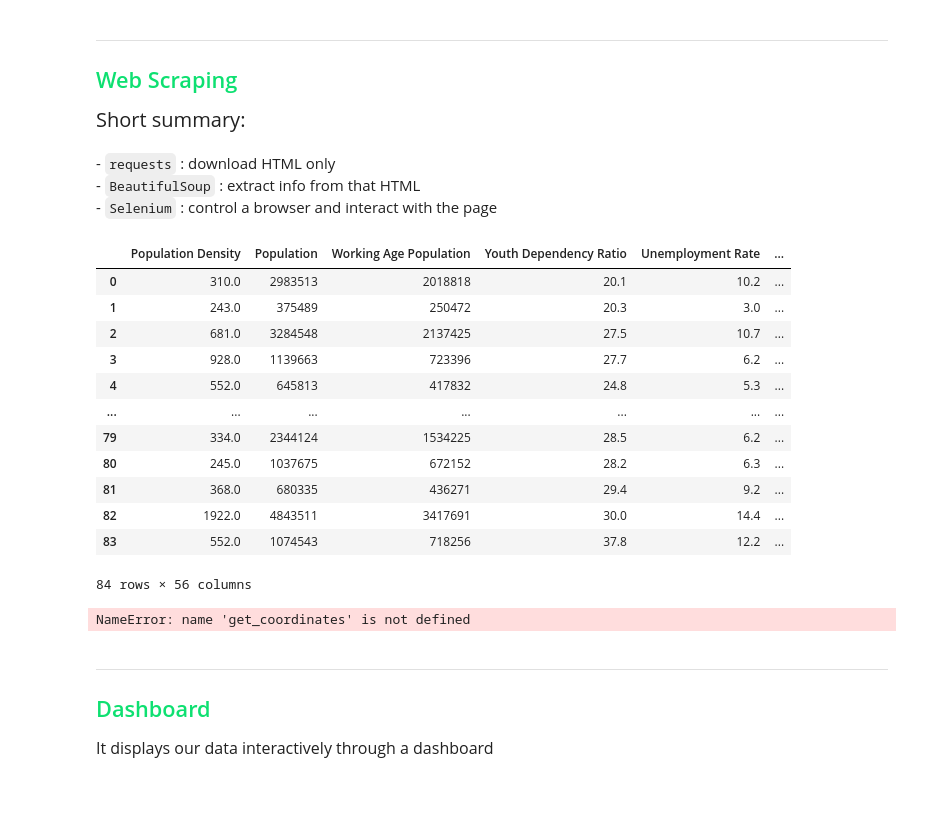
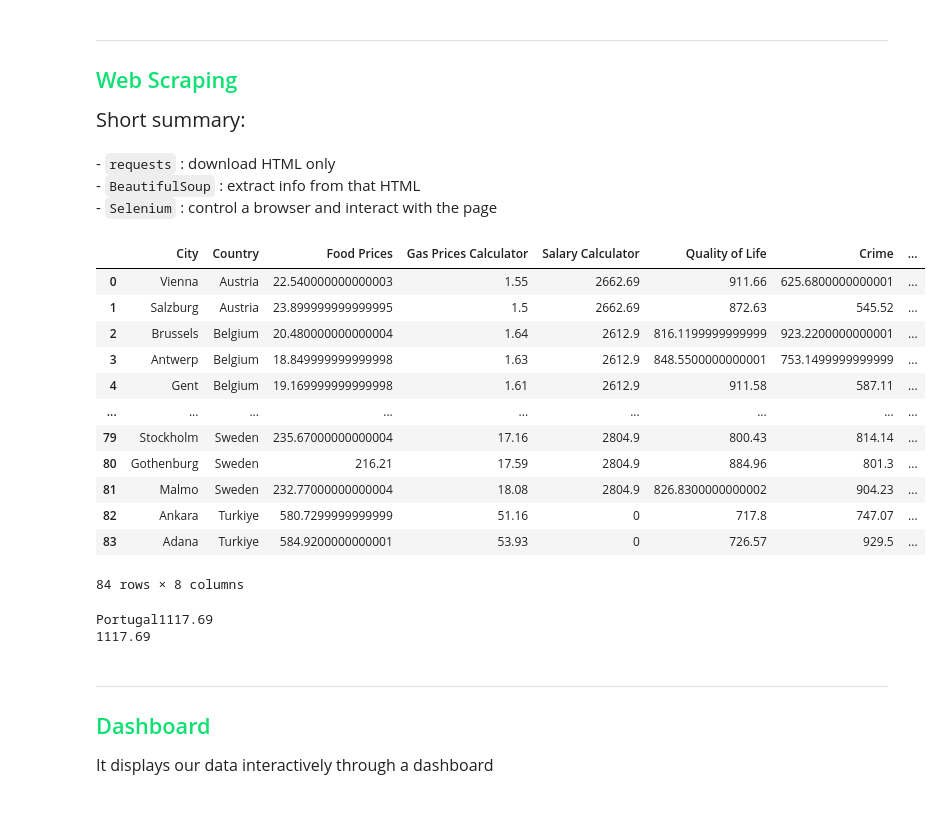
Before and after one commit to gugaffranco/ProgrammingForDataScienceG825, a Jupyter notebook: Data Science in Action.ipynb, the cells around one changed output. Drawn from its saved outputs; the diff is of its cells as text; code cells hidden in the pictures.

```diff
--- a/Data Science in Action.ipynb
+++ b/Data Science in Action.ipynb
@@ -139,18 +175,2 @@ def get_info(data):
 # %%
 get_info(city_data)
-# %%
-city_data
-# %% [output]
-|  | Population Density | Population | Working Age Population | Youth Dependency Ratio | Unemployment Rate | ... |
-| 0 | 310.0 | 2983513 | 2018818 | 20.1 | 10.2 | ... |
-| 1 | 243.0 | 375489 | 250472 | 20.3 | 3.0 | ... |
-| 2 | 681.0 | 3284548 | 2137425 | 27.5 | 10.7 | ... |
-| 3 | 928.0 | 1139663 | 723396 | 27.7 | 6.2 | ... |
-| 4 | 552.0 | 645813 | 417832 | 24.8 | 5.3 | ... |
-| ... | ... | ... | ... | ... | ... | ... |
-| 79 | 334.0 | 2344124 | 1534225 | 28.5 | 6.2 | ... |
-| 80 | 245.0 | 1037675 | 672152 | 28.2 | 6.3 | ... |
-| 81 | 368.0 | 680335 | 436271 | 29.4 | 9.2 | ... |
-| 82 | 1922.0 | 4843511 | 3417691 | 30.0 | 14.4 | ... |
-| 83 | 552.0 | 1074543 | 718256 | 37.8 | 12.2 | ... |
-84 rows × 56 columns
@@ -179,7 +177,32 @@ def get_coordenates_insert(data):
-# %%
-get_coordenates_insert(city_data)
-# %% [output]
-NameError: name 'get_coordinates' is not defined
+# %%
+city_data[['City', 'Country', 'Food Prices', 'Gas Prices Calculator', 'Salary Calculator', 'Quality of Life', 'Crime', 'Pollution']]
+# %% [output]
+|  | City | Country | Food Prices | Gas Prices Calculator | Salary Calculator | Quality of Life | Crime | ... |
+| 0 | Vienna | Austria | 22.540000000000003 | 1.55 | 2662.69 | 911.66 | 625.6800000000001 | ... |
+| 1 | Salzburg | Austria | 23.899999999999995 | 1.5 | 2662.69 | 872.63 | 545.52 | ... |
+| 2 | Brussels | Belgium | 20.480000000000004 | 1.64 | 2612.9 | 816.1199999999999 | 923.2200000000001 | ... |
+| 3 | Antwerp | Belgium | 18.849999999999998 | 1.63 | 2612.9 | 848.5500000000001 | 753.1499999999999 | ... |
+| 4 | Gent | Belgium | 19.169999999999998 | 1.61 | 2612.9 | 911.58 | 587.11 | ... |
+| ... | ... | ... | ... | ... | ... | ... | ... | ... |
+| 79 | Stockholm | Sweden | 235.67000000000004 | 17.16 | 2804.9 | 800.43 | 814.14 | ... |
+| 80 | Gothenburg | Sweden | 216.21 | 17.59 | 2804.9 | 884.96 | 801.3 | ... |
+| 81 | Malmo | Sweden | 232.77000000000004 | 18.08 | 2804.9 | 826.8300000000002 | 904.23 | ... |
+| 82 | Ankara | Turkiye | 580.7299999999999 | 51.16 | 0 | 717.8 | 747.07 | ... |
+| 83 | Adana | Turkiye | 584.9200000000001 | 53.93 | 0 | 726.57 | 929.5 | ... |
+84 rows × 8 columns
+# %%
+url = "https://www.numbeo.com/cost-of-living/prices_by_country.jsp?itemId=105&displayCurrency=EUR"
+html = requests.get(url)
+readable_html = BeautifulSoup(html.text, "html.parser")
+li = [x.strip() for x in readable_html.body.text.split("(After Tax)")[4].split("Last Update")[0].split("\n") if x.strip() != ""]
+for item in li:
+    if "Portugal" in item:
+        print(item)
+        number = float(re.search(r"\d+\.\d+", item).group())
+        print(number)
+# %% [output]
+Portugal1117.69
+1117.69
 # %% [markdown]
 <hr style = "border: 3px solid #0EE071;">
 <h2 style = "color : #0EE071;">Dashboard</h2>
```
Also changed, not shown: parts of 7 cells of this notebook, 1 other file.
